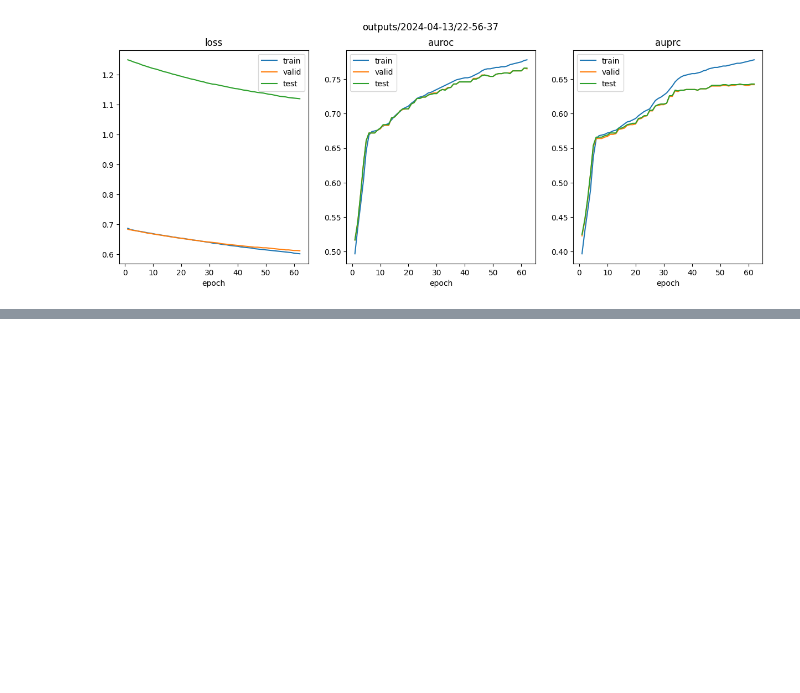
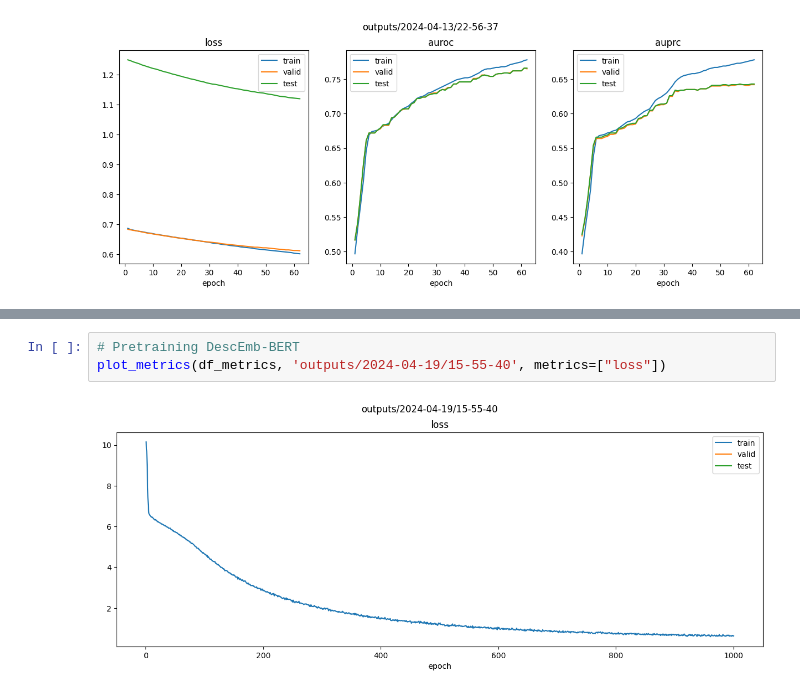
Before and after one commit to constantinkappel/dlh_project, a Jupyter notebook: 04_Collating_Training_Results.ipynb, the cells around one changed output, grey strips where cells are left out. Cells and saved outputs as stored; diff of their text form; blank space fills up the shorter version.

```diff
--- a/04_Collating_Training_Results.ipynb
+++ b/04_Collating_Training_Results.ipynb
@@ -202,0 +208,5 @@ plot_metrics(df_metrics, 'outputs/2024-04-13/22-56-37')
+# %%
+# Pretraining DescEmb-BERT
+plot_metrics(df_metrics, 'outputs/2024-04-19/15-55-40', metrics=["loss"])
+# %% [output]
+[figure, added]
```
Also changed, not shown: parts of 5 cells of this notebook, 3 other files.
